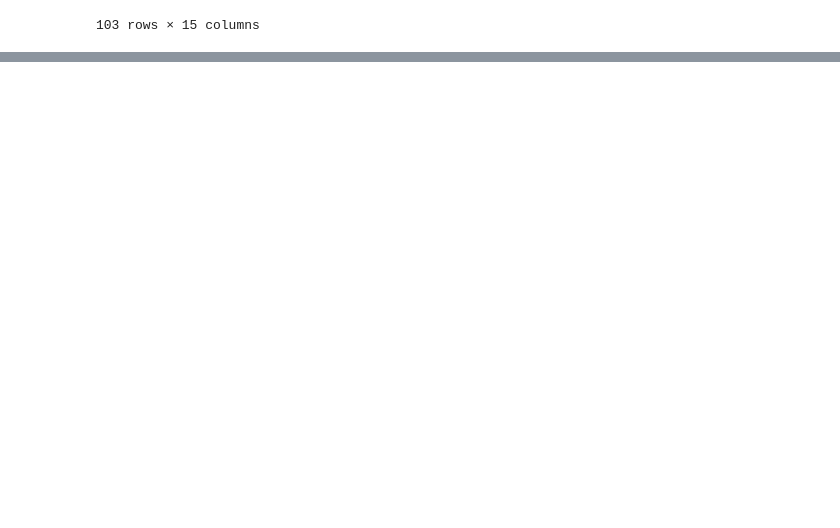
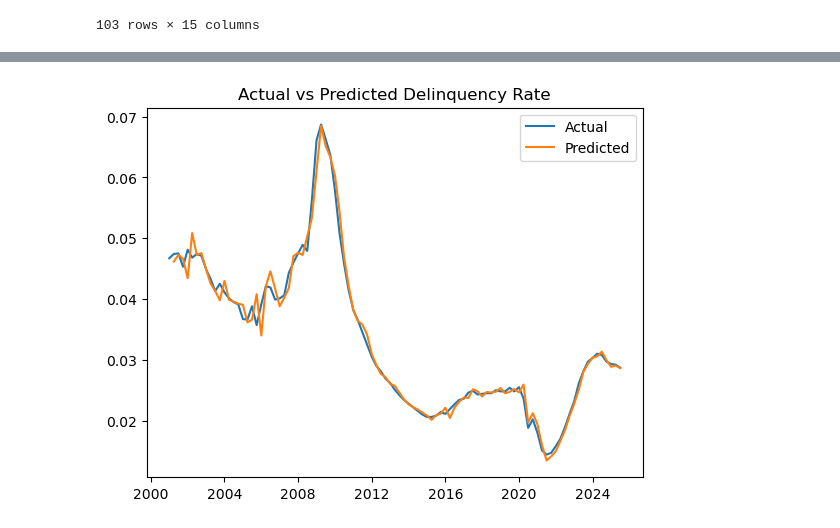
Before and after one commit to sohamjoshi1998/fim601-ccar, a Jupyter notebook: retail_pd_model_v1.ipynb, the cells around one changed output, grey strips where cells are left out. Saved outputs shown, nothing was run; the diff lists cells and outputs as text; code cells hidden in the pictures; blank space fills up the shorter version.

Commit message:
Final Retail PD Model

```diff
--- a/retail_pd_model_v1.ipynb
+++ b/retail_pd_model_v1.ipynb
@@ -394,7 +241 @@ See the caveats in the documentation: https://pandas.pydata.org/pandas-docs/stab
-# %%
-## Convert back to PD for interpretation
-
-df['pred_logit'] = model.predict(X_scaled)
-
-df['pred_PD'] = np.exp(df['pred_logit']) / (1 + np.exp(df['pred_logit']))
 # %%
@@ -410,0 +319,91 @@ plt.show()
+# %%
+## Fed Style Error Correction Model
+
+df['d_Unemployment_lag2'] = df['d_Unemployment'].shift(2)
+# df['d_unemp_avg'] = (
+#     df['d_Unemployment'] +
+#     df['d_Unemployment_lag1'] +
+#     df['d_Unemployment_lag2']
+# )/3
+
+df_model = df.dropna().copy()
+
+############################################
+# STEP 1 — Long Run Equilibrium Regression
+############################################
+
+X_long = df_model[['Unemployment_Rate',
+                   'Prime_Rate',
+                   'CPI_Inflation']]
+
+X_long = sm.add_constant(X_long)
+
+long_run = sm.OLS(df_model['logit_DR'], X_long).fit()
+
+print("Long Run Model")
+print(long_run.summary())
+
+############################################
+# STEP 2 — Error Correction Term
+############################################
+
+df_model['ec_term'] = long_run.resid
+df_model['ec_term_lag1'] = df_model['ec_term'].shift(1)
+
+############################################
+# STEP 3 — Short Run ECM Model
+############################################
+
+X_short = df_model[[
+    # 'd_Unemployment',
+    'd_Unemployment_lag1',
+    'd_Unemployment_lag2',
+    # 'd_unemp_avg',
+    'd_Prime',
+    'd_BBB_Spread',
+    'd_logit_DR_lag1',
+    'ec_term_lag1'
+]]
+
+X_short = sm.add_constant(X_short)
+
+y = df_model['d_logit_DR']
+
+ecm_model = sm.OLS(y, X_short, missing='drop').fit()
+
+print("\nShort Run ECM Model")
+print(ecm_model.summary())
+
+############################################
+# STEP 4 — Predict Δlogit(PD)
+############################################
+
+df_model['pred_d_logit'] = ecm_model.predict(X_short)
+
+############################################
+# STEP 5 — Rebuild logit(PD)
+############################################
+
+df_model['pred_logit'] = df_model['logit_DR_lag1'] + df_model['pred_d_logit']
+
+############################################
+# STEP 6 — Convert to PD
+############################################
+
+df_model['pred_PD'] = np.exp(df_model['pred_logit']) / (1 + np.exp(df_model['pred_logit']))
+
+############################################
+# STEP 7 — Compare actual vs predicted
+############################################
+
+comparison = df_model[['Retail_Proxy_DR','pred_PD']]
+
+print(comparison.tail())
+
+plt.figure()
+plt.plot(df_model['Date'], df_model['Retail_Proxy_DR'], label='Actual')
+plt.plot(df_model['Date'], df_model['pred_PD'], label='Predicted')
+plt.legend()
+plt.title("Actual vs Predicted Delinquency Rate")
+plt.show()
+# %% [output]
@@ -410,0 +427 @@ plt.show()
+[figure, added]
```
Also changed, not shown: parts of 16 cells of this notebook.
